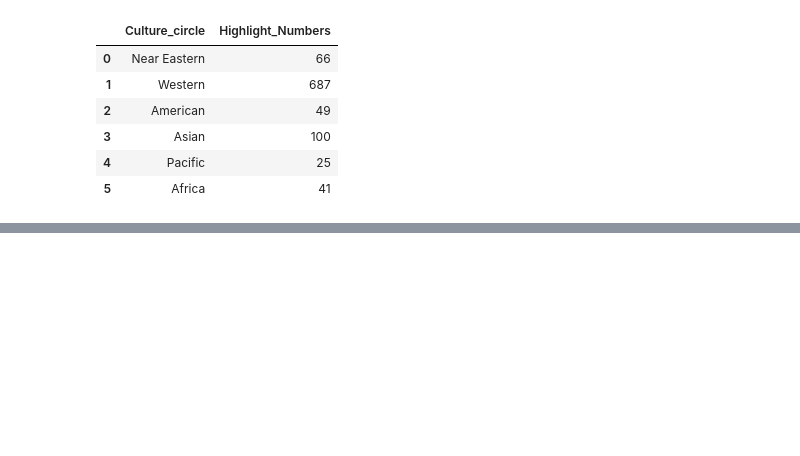
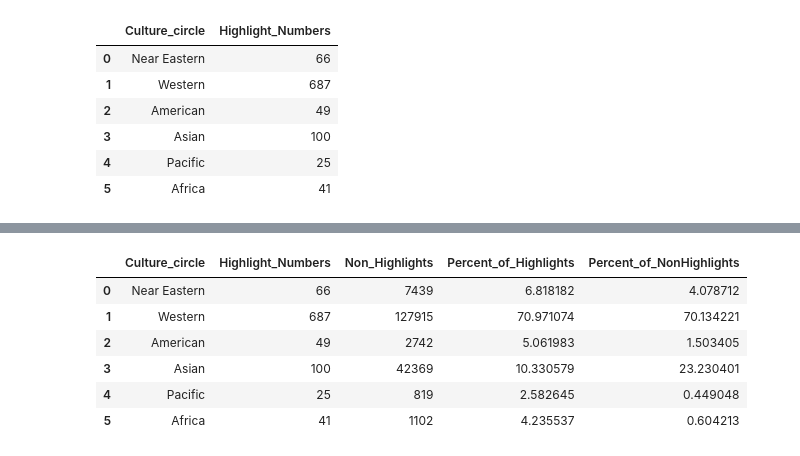
Before and after one commit to Aubrey-Li/METDataAnalysis, a Jupyter notebook: MET_syn.ipynb, the cells around one changed output, grey strips where cells are left out. Drawn from its saved outputs; the diff is of its cells as text; code cells hidden in the pictures; blank space fills up the shorter version.

```diff
--- a/MET_syn.ipynb
+++ b/MET_syn.ipynb
@@ -493,0 +561,2 @@ highlights_by_culture
+# %%
+highlights_by_culture['Non_Highlights'] = [data[data['Culture'].isin(culture)]["Object ID"].sum() for culture in lst]
@@ -493,0 +575,8 @@ highlights_by_culture
+# %%
+from scipy.stats import chi2_contingency
+to_test = highlights_by_culture.set_index('Culture_circle')
+chi2, p, ddof, expected_results = chi2_contingency(to_test)
+msg = "T-Statistic: {}\nP-Value: {}\nDegrees of Freedom: {}\n"
+print(msg.format(chi2, p, ddof))
+print("Expected Results")
+print(expected_results)
@@ -493,0 +595,12 @@ highlights_by_culture
+# %%
+highlights_by_culture['Percent_of_Highlights'] = highlights_by_culture['Highlight_Numbers']*100/highlights_by_culture['Highlight_Numbers'].sum()
+highlights_by_culture['Percent_of_NonHighlights'] = highlights_by_culture['Non_Highlights']*100/highlights_by_culture['Non_Highlights'].sum()
+highlights_by_culture
+# %% [output]
+|  | Culture_circle | Highlight_Numbers | Non_Highlights | Percent_of_Highlights | Percent_of_NonHighlights |
+| 0 | Near Eastern | 66 | 7439 | 6.818182 | 4.078712 |
+| 1 | Western | 687 | 127915 | 70.971074 | 70.134221 |
+| 2 | American | 49 | 2742 | 5.061983 | 1.503405 |
+| 3 | Asian | 100 | 42369 | 10.330579 | 23.230401 |
+| 4 | Pacific | 25 | 819 | 2.582645 | 0.449048 |
+| 5 | Africa | 41 | 1102 | 4.235537 | 0.604213 |
```
Also changed, not shown: parts of 14 cells of this notebook.
